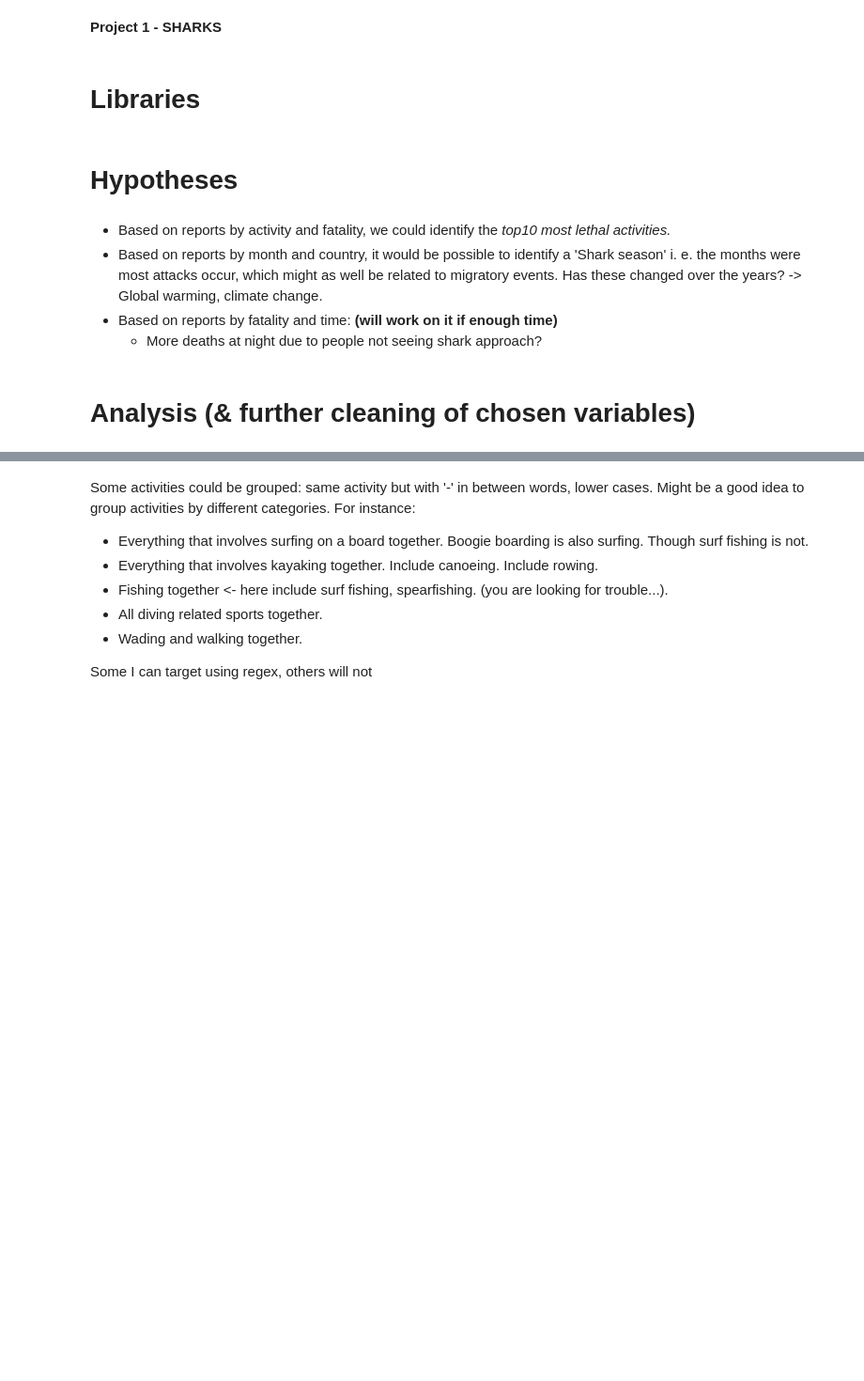
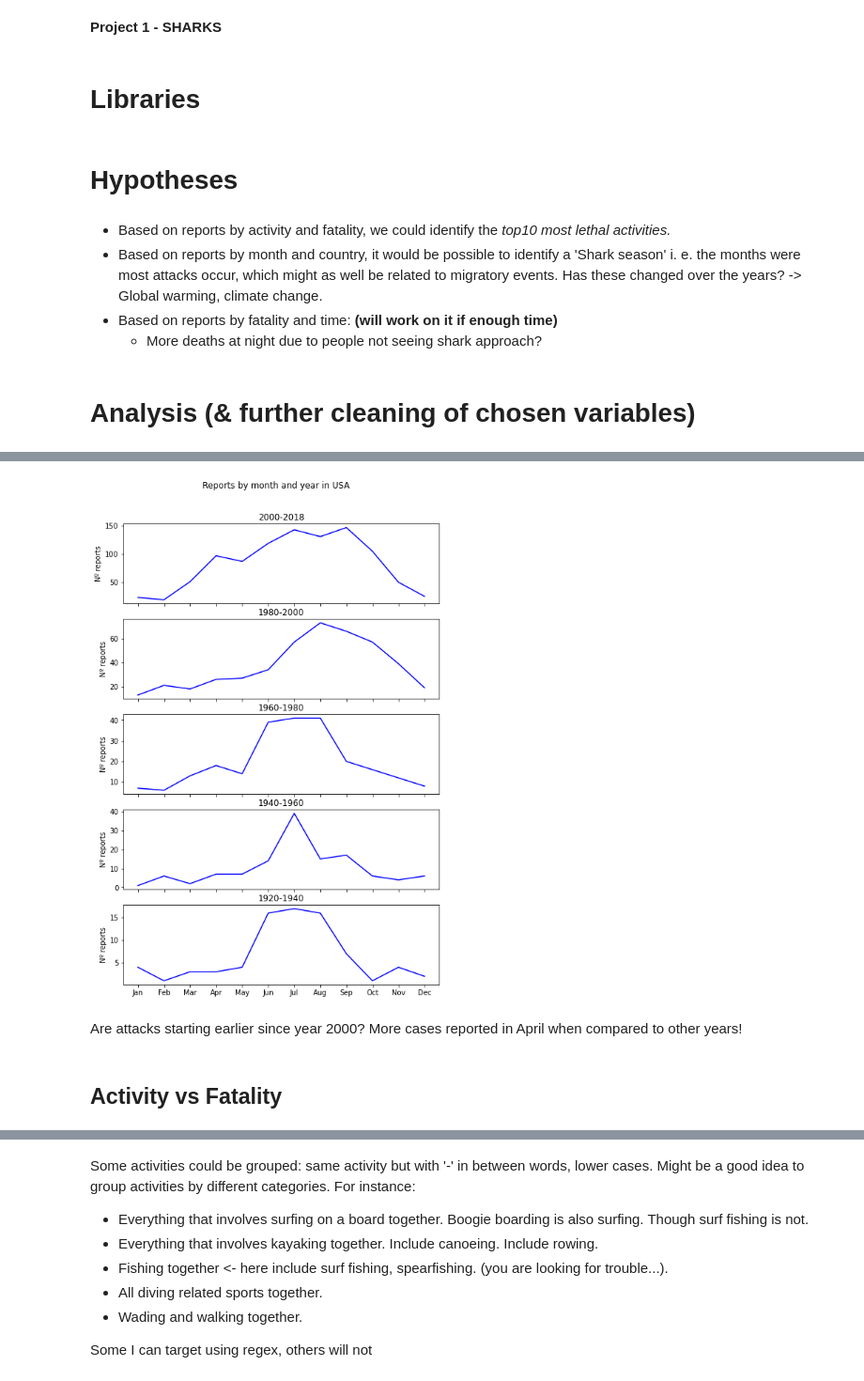
Before and after one commit to mplanasgit/project-1, a Jupyter notebook: my_project_analysis.ipynb, the cells around one changed output, grey strips where cells are left out. Shown: that part at 94% size. Saved outputs shown, nothing was run; the diff lists cells and outputs as text; code cells hidden in the pictures; blank space fills up the shorter version.

```diff
--- a/my_project_analysis.ipynb
+++ b/my_project_analysis.ipynb
@@ -30,0 +354,5 @@ sharks_clean.head()
+# %%
+# Let's create a new dataframe and will just keep those rows were Country == USA
+
+country_USA = sharks_clean['Country'] != "USA"
+sharks_clean_USA = sharks_clean.drop(sharks_clean[country_USA].index)
@@ -31,2 +405,70 @@ sharks_clean.head()
+# %%
+# Let's check the reports by year and month in USA
+
+fig_month_year, ax = plt.subplots(nrows = 5, ncols = 1, figsize=(8,12)) # preparing the environment: graphs to be filled
+
+fig_month_year.suptitle('Reports by month and year in USA', y=0.95)
+
+# conditions:
+year_2000_2018 = (sharks_clean_USA["Year"] >= 2000)
+year_1980_2000 = (sharks_clean_USA["Year"] >= 1980) & (sharks_clean_USA["Year"] < 2000)
+year_1960_1980 = (sharks_clean_USA["Year"] >= 1960) & (sharks_clean_USA["Year"] < 1980)
+year_1940_1960 = (sharks_clean_USA["Year"] >= 1940) & (sharks_clean_USA["Year"] < 1960)
+year_1920_1940 = (sharks_clean_USA["Year"] >= 1920) & (sharks_clean_USA["Year"] < 1940)
+year_1900_1920 = (sharks_clean_USA["Year"] >= 1900) & (sharks_clean_USA["Year"] < 1920)
+
+# x axis:
+x = sharks_clean.groupby("Month").indices.keys()
+
+# y axes:
+y1 = sharks_clean_USA[year_2000_2018].groupby("Month").size()
+y2 = sharks_clean_USA[year_1980_2000].groupby("Month").size()
+y3 = sharks_clean_USA[year_1960_1980].groupby("Month").size()
+y4 = sharks_clean_USA[year_1940_1960].groupby("Month").size()
+y5 = sharks_clean_USA[year_1920_1940].groupby("Month").size()
+y6 = sharks_clean_USA[year_1900_1920].groupby("Month").size()
+
+# 1st
+plt.sca(ax[0])
+plt.plot(x, y1, 'b')
+plt.ylabel(ylabel="Nº reports")
+plt.xticks(ticks = range(1,13), labels=["","","","","","","","","","","",""])
+plt.title('2000-2018')
+
+# 2nd
+plt.sca(ax[1])
+plt.plot(x, y2, 'b')
+plt.ylabel(ylabel="Nº reports")
+plt.xticks(ticks = range(1,13), labels=["","","","","","","","","","","",""])
+plt.title('1980-2000')
+
+# 3rd
+plt.sca(ax[2])
+plt.plot(x, y3, 'b')
+plt.ylabel(ylabel="Nº reports")
+plt.xticks(ticks = range(1,13), labels=["","","","","","","","","","","",""])
+plt.title('1960-1980')
+
+# 4th
+plt.sca(ax[3])
+plt.plot(x, y4, 'b')
+plt.ylabel(ylabel="Nº reports")
+plt.xticks(ticks = range(1,13), labels=["","","","","","","","","","","",""])
+plt.title('1940-1960')
+
+# 5th
+plt.sca(ax[4])
+plt.plot(x, y5, 'b')
+plt.ylabel(ylabel="Nº reports")
+plt.xticks(ticks = range(1,13), labels=["Jan","Feb","Mar","Apr","May","Jun","Jul","Aug","Sep","Oct","Nov","Dec"])
+plt.title('1920-1940')
+
+plt.show()
+# %% [output]
+[figure, added]
+# %% [markdown]
+Are attacks starting earlier since year 2000? More cases reported in April when compared to other years!
+# %% [markdown]
+## Activity vs Fatality
 # %%
 sharks_clean['Activity'].value_counts().head(50)
```
Also changed, not shown: parts of 56 cells of this notebook, 1 other file.
